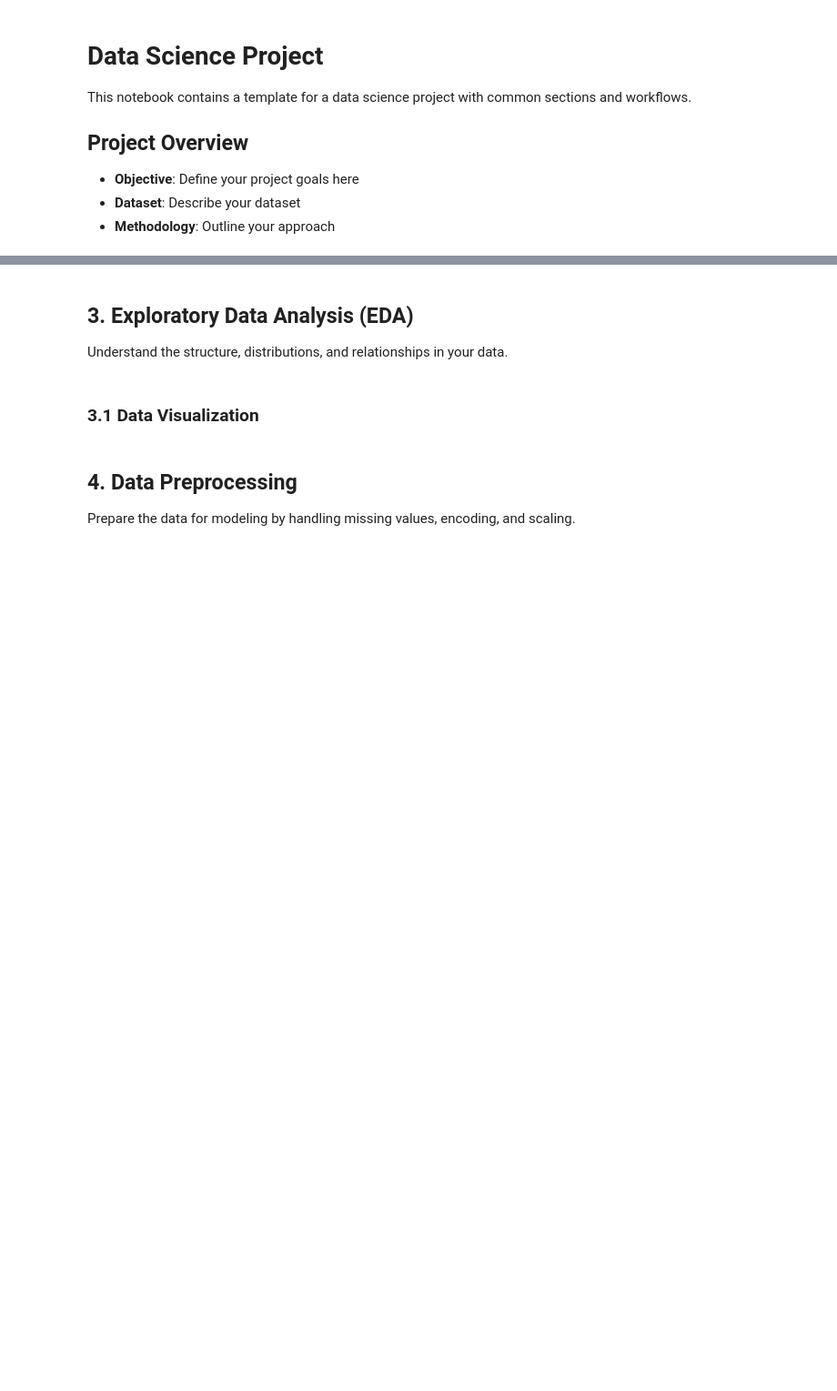
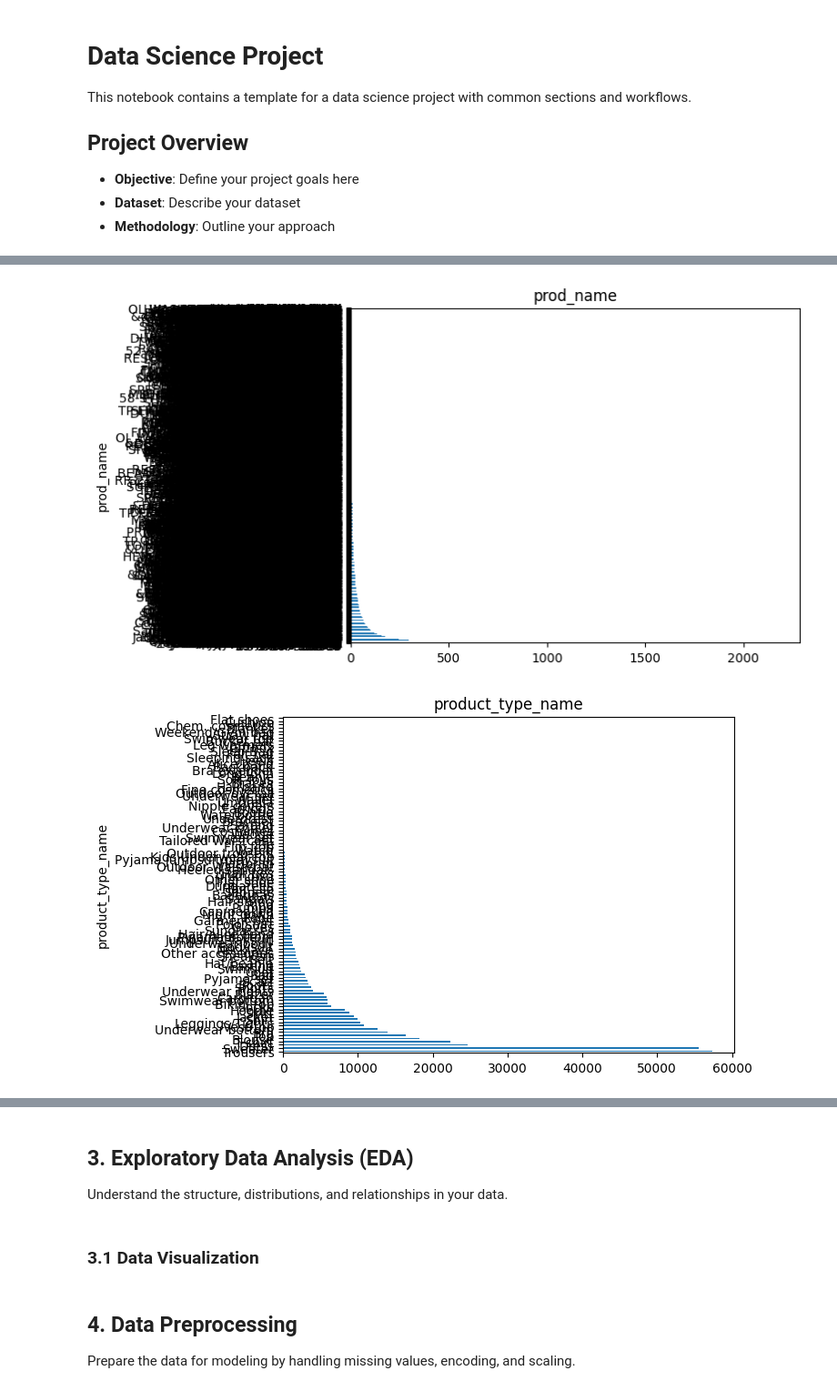
Before and after one commit to Juancarlosarbelaez/Final-procesos-organizacionales, a Jupyter notebook: data_science_project.ipynb, the cells around one changed output, grey strips where cells are left out. Shown at 91% size. Saved outputs shown, nothing was run; the diff lists cells and outputs as text; code cells hidden in the pictures; blank space fills up the shorter version.

```diff
--- a/data_science_project.ipynb
+++ b/data_science_project.ipynb
@@ -53,0 +174,11 @@ df.head()
+# %%
+#barh plot de las variables categoricas
+for col in df.columns:
+    if df[col].dtype == 'category' or df[col].dtype == 'object' or df[col].dtype == 'bool':
+        plt.figure()
+        df[col].value_counts().plot(kind='barh')
+        plt.title(col)
+        plt.show()
+# %% [output]
+[figure, added]
+[figure, added]
```
Also changed, not shown: parts of 17 cells of this notebook.
